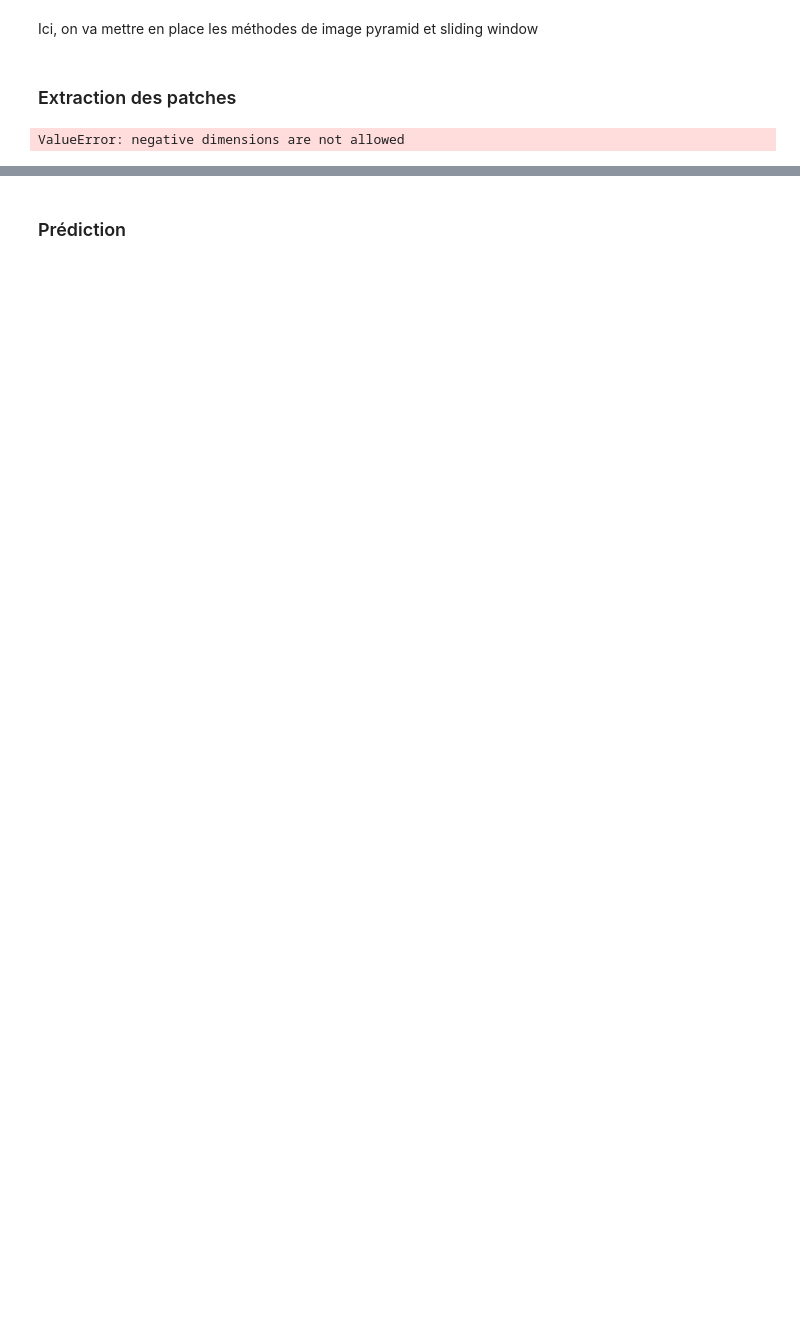
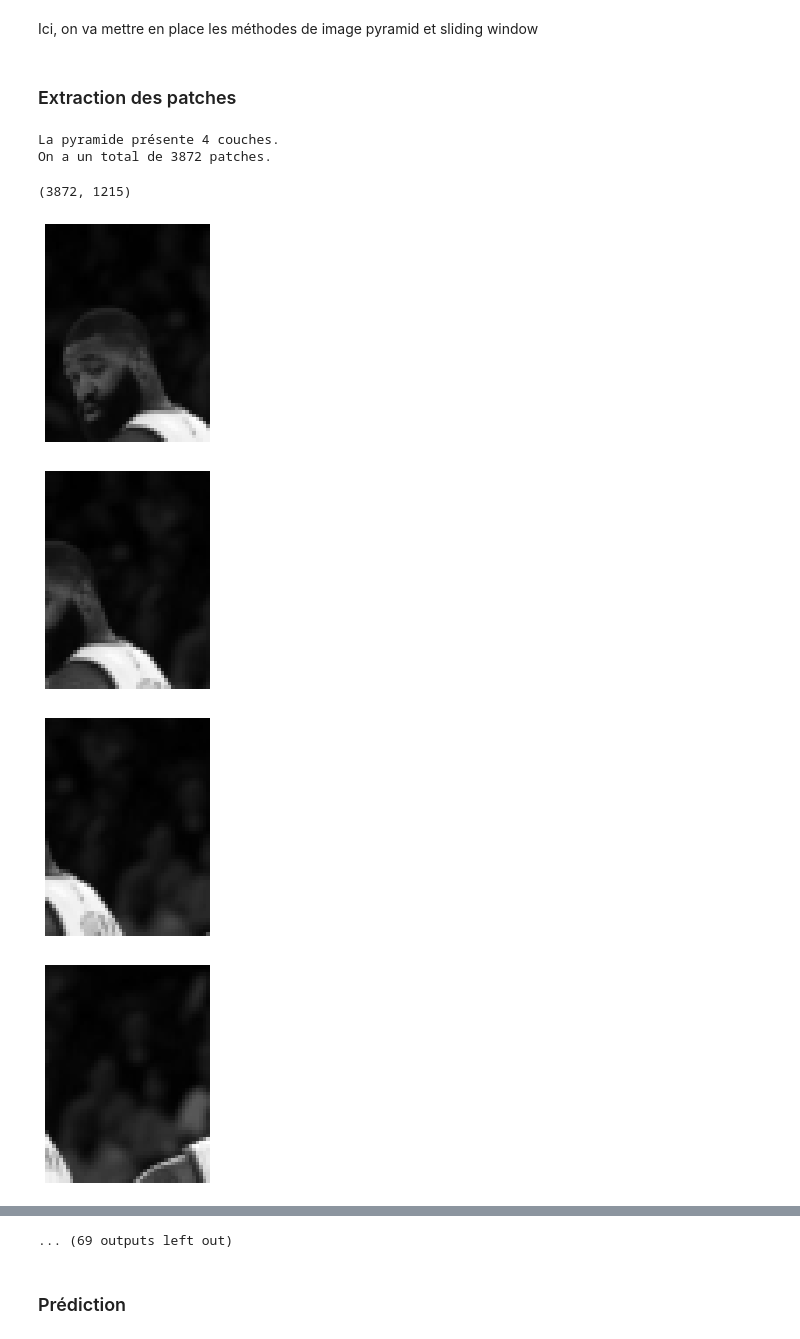
Before and after one commit to Jules02/TIPE, a Jupyter notebook: main.ipynb, the cells around one changed output, grey strips where cells are left out. Drawn from its saved outputs; the diff is of its cells as text; code cells hidden in the pictures; blank space fills up the shorter version.

```diff
--- a/main.ipynb
+++ b/main.ipynb
@@ -13,5 +13,5 @@ import imutils
 
 import joblib
 # %%
-(winH, winW) = (62, 47)
+positive_patches_shape = (62, 47)
 # %%
@@ -38,13 +44,8 @@ def pyramid(image, scale=1.5, minSize=(30, 30)):
             break
 
         yield image
-# %%
-def sliding_window(image, stepSize, windowSize):
-    for y in range(0, image.shape[1], stepSize):
-        for x in range(0, image.shape[0], stepSize):
-            yield (x, y, image[x:x + windowSize[0], y:y + windowSize[1]])
 # %%
-def sliding_window2(img, patch_size,
+def sliding_window(img, patch_size,
                    istep=4, jstep=4, scale=1.0):
     Ni, Nj = (int(scale * s) for s in patch_size)
     for i in range(0, img.shape[0] - Ni, istep):
@@ -56,34 +57,47 @@ def sliding_window2(img, patch_size,
 # %% [markdown]
 ### Extraction des patches
 # %%
-#indices, patches = [], []
-#for (i, resized) in enumerate(pyramid(test_image)):
-#    try:
-#       pyrindices, pyrpatches = zip(*sliding_window(resized, positive_patches_shape, scale=1.0))
-#        indices += pyrindices
-#        patches += pyrpatches
-#    except:
-#        pass
-
 indices, patches = [], []
 
-for resized in pyramid(test_image, scale=1.5):
-    for (i, j, window) in sliding_window(resized, stepSize=8, windowSize=(winW, winH)):
-        if window.shape[0] != winH or window.shape[1] != winW:
-            continue
-        indices.append((i, j))
-        patches.append(window)
+pyrlayers = 0
+for (i, resized) in enumerate(pyramid(test_image)):
+    try:                  # STRUCTURE À AMÉLIORER
+        # On applique la sliding window sur la couche de la pyramide en cours
+        pyrindices, pyrpatches = zip(*sliding_window(resized, positive_patches_shape, scale=1.0))
+
+        indices += pyrindices
+        patches += pyrpatches
+
+        pyrlayers += 1
+    except:
+        pass
+
+print("La pyramide présente {} couches.".format(pyrlayers))
+print("On a un total de {} patches.".format(len(patches)))
 
 indices = np.array(indices)
 
-Ni, Nj = positive_patches_shape
-indices = np.array(indices)
+for i in range(0, len(patches), 50):
+    fig, ax = plt.subplots()
+    ax.imshow(patches[i], cmap='gray')
+    ax.axis('off')
 
-for i, j in indices:
-    ax.add_patch(plt.Rectangle((j, i), Nj, Ni, edgecolor='red',
-                               alpha=0.3, lw=2, facecolor='none'))
+fig, ax = plt.subplots()
+ax.imshow(resized, cmap='gray')
+ax.axis('off')
+
+#Ni, Nj = positive_patches_shape
+
+#for i, j in indices:
+    #ax.add_patch(plt.Rectangle((j, i), Nj, Ni, edgecolor='red', alpha=0.3, lw=2, facecolor='none'))
 
 patches_hog = np.array([hog(patch) for patch in patches])
 patches_hog.shape
 # %% [output]
-ValueError: negative dimensions are not allowed
+La pyramide présente 4 couches.
+On a un total de 3872 patches.
+(3872, 1215)
+[figure, added]
+[figure, added]
+[figure, added]
+[figure, added]
@@ -90,3 +110,4 @@ ValueError: negative dimensions are not allowed
+... (69 outputs left out)
 # %% [markdown]
 ### Prédiction
 # %%
```
Also changed, not shown: parts of 5 cells of this notebook, 2 other files.
